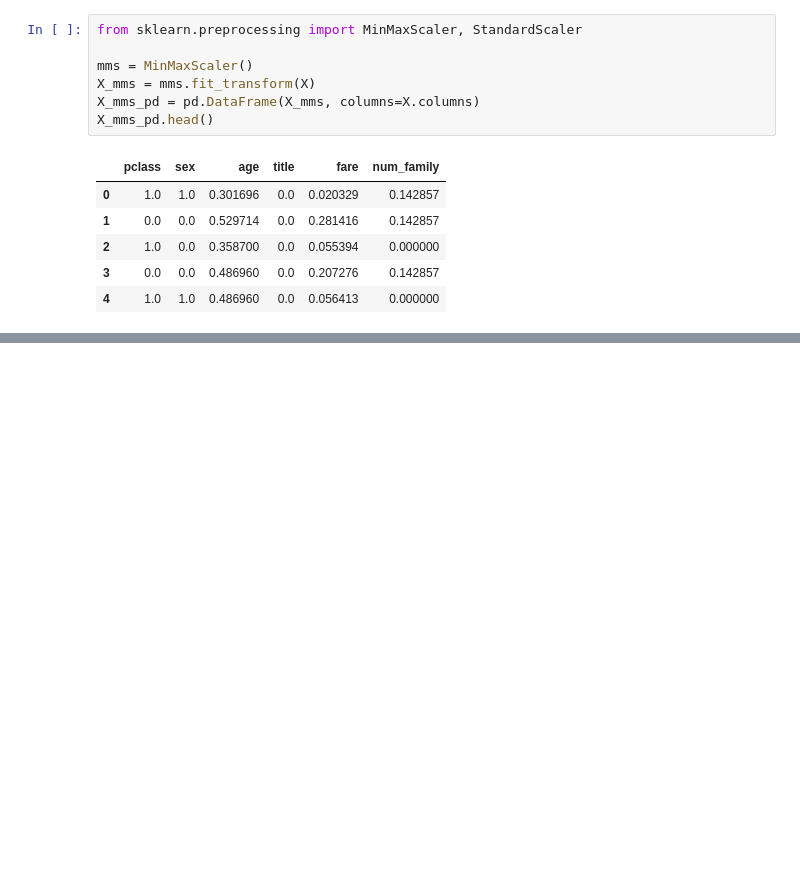
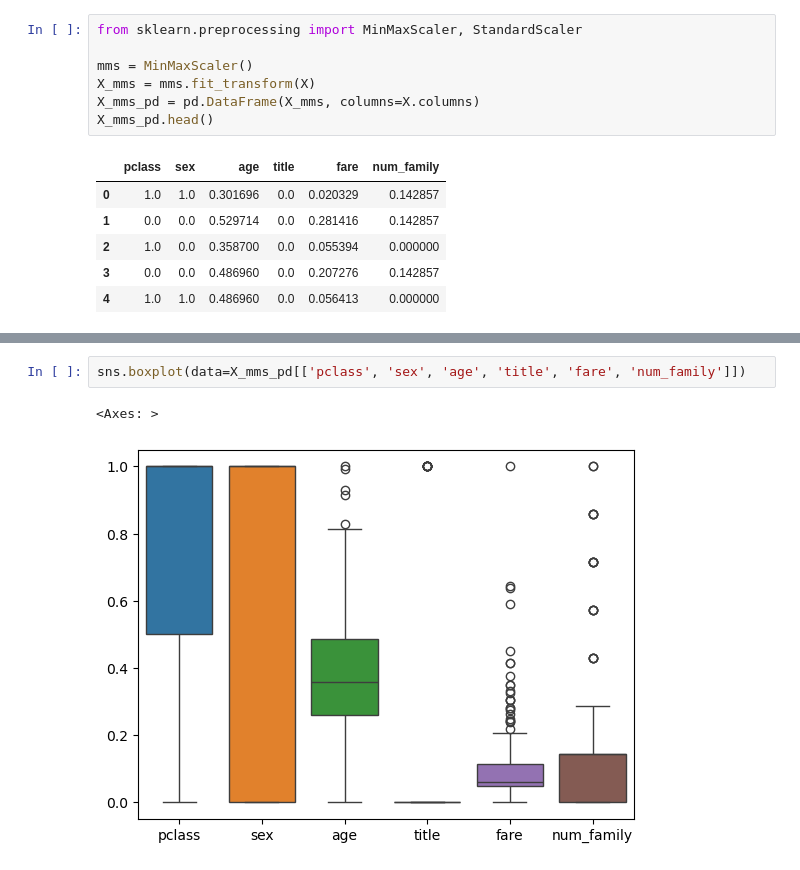
Before and after one commit to kdecsrsk555/BigData, a Jupyter notebook: Big_data_week_13_2.ipynb, the cells around one changed output, grey strips where cells are left out. Saved outputs shown, nothing was run; the diff lists cells and outputs as text; blank space fills up the shorter version.

```diff
--- a/Big_data_week_13_2.ipynb
+++ b/Big_data_week_13_2.ipynb
@@ -322,0 +335,5 @@ X_mms_pd.head()
+# %%
+sns.boxplot(data=X_mms_pd[['pclass', 'sex', 'age', 'title', 'fare', 'num_family']])
+# %% [output]
+<Axes: >
+[figure, added]
```
Also changed, not shown: parts of 8 cells of this notebook.
